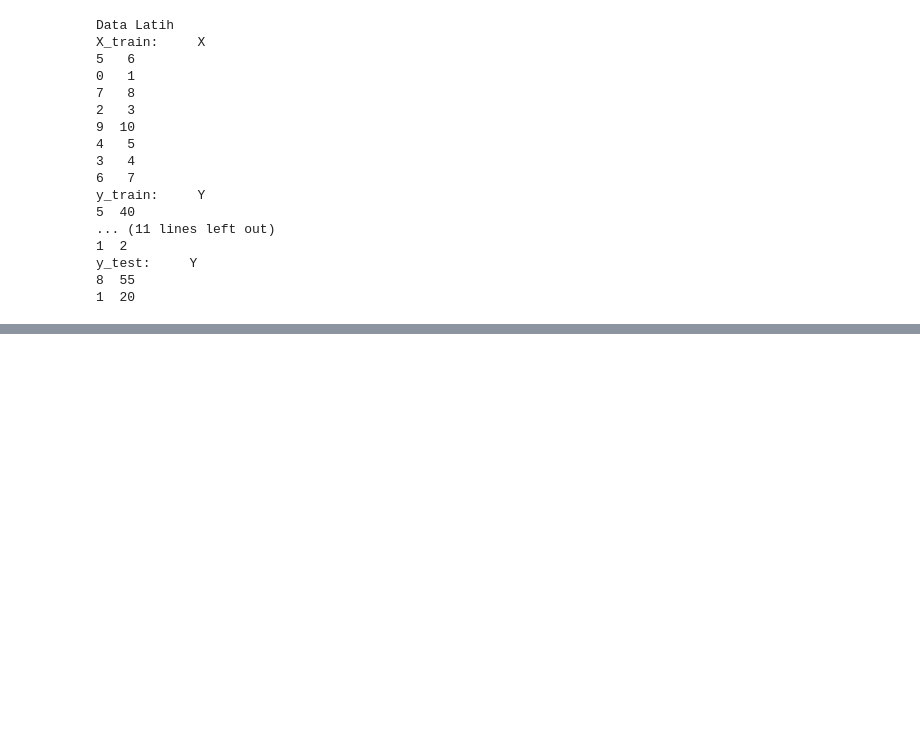
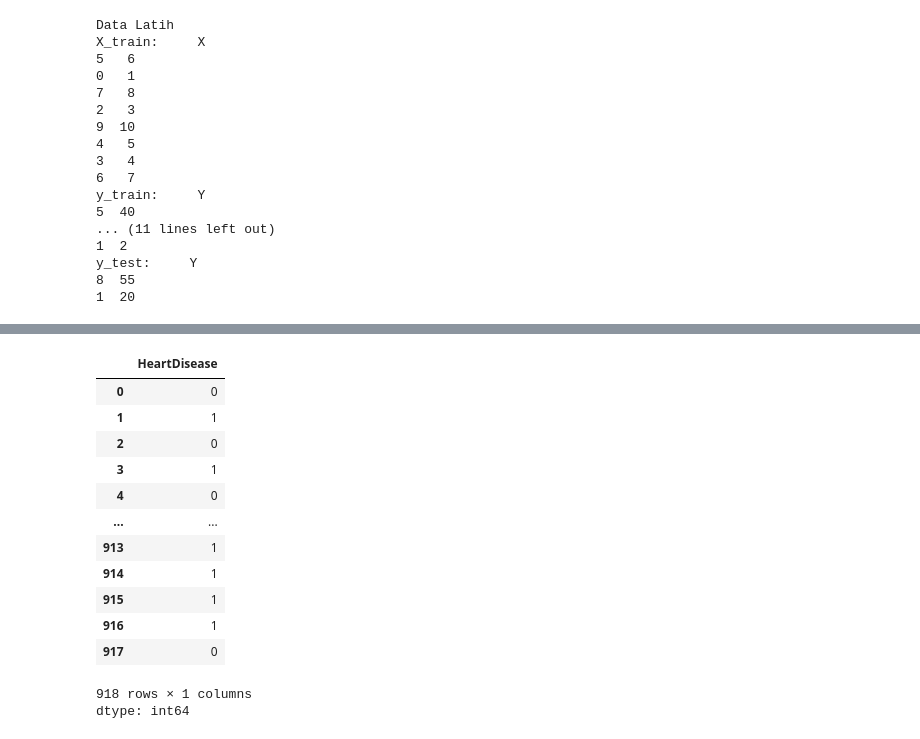
Before and after one commit to Agtna/AI-2025, a Jupyter notebook: Jobsheet_7_Ai.ipynb, the cells around one changed output, grey strips where cells are left out. Cells and saved outputs as stored; diff of their text form; code cells hidden in the pictures; blank space fills up the shorter version.

```diff
--- a/Jobsheet_7_Ai.ipynb
+++ b/Jobsheet_7_Ai.ipynb
@@ -163,0 +217,19 @@ y_test:     Y
+# %%
+# Masukan data pada kolom terakhir dan masukan kedalam variabel label
+label = df.iloc[:, -1]
+label
+# %% [output]
+|  | HeartDisease |
+| 0 | 0 |
+| 1 | 1 |
+| 2 | 0 |
+| 3 | 1 |
+| 4 | 0 |
+| ... | ... |
+| 913 | 1 |
+| 914 | 1 |
+| 915 | 1 |
+| 916 | 1 |
+| 917 | 0 |
+918 rows × 1 columns
+dtype: int64
```
Also changed, not shown: parts of 9 cells of this notebook.
